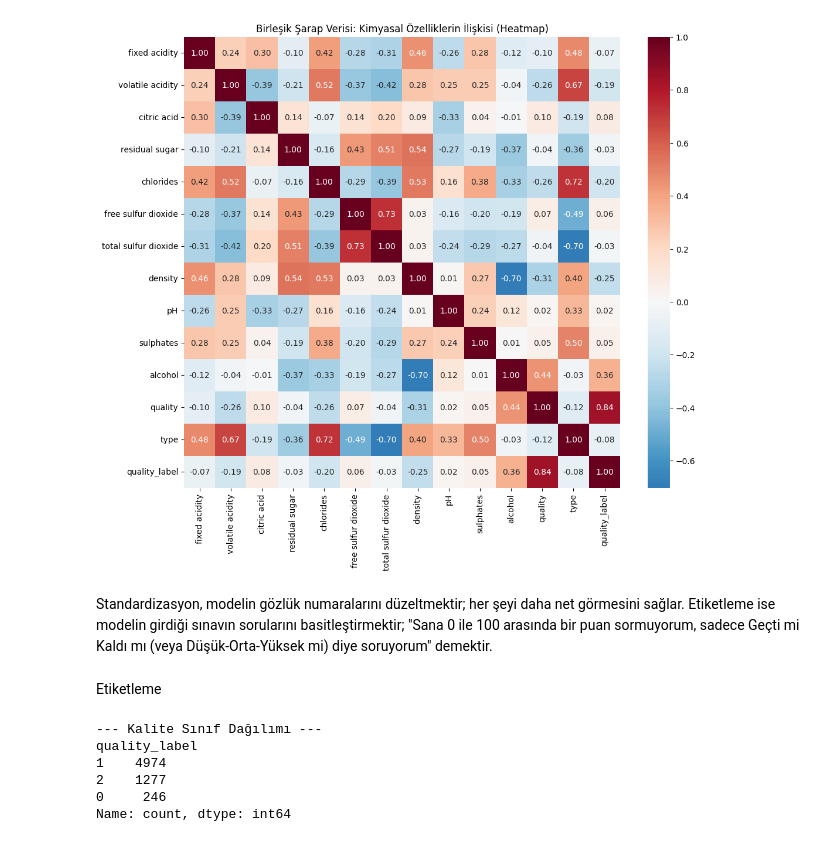
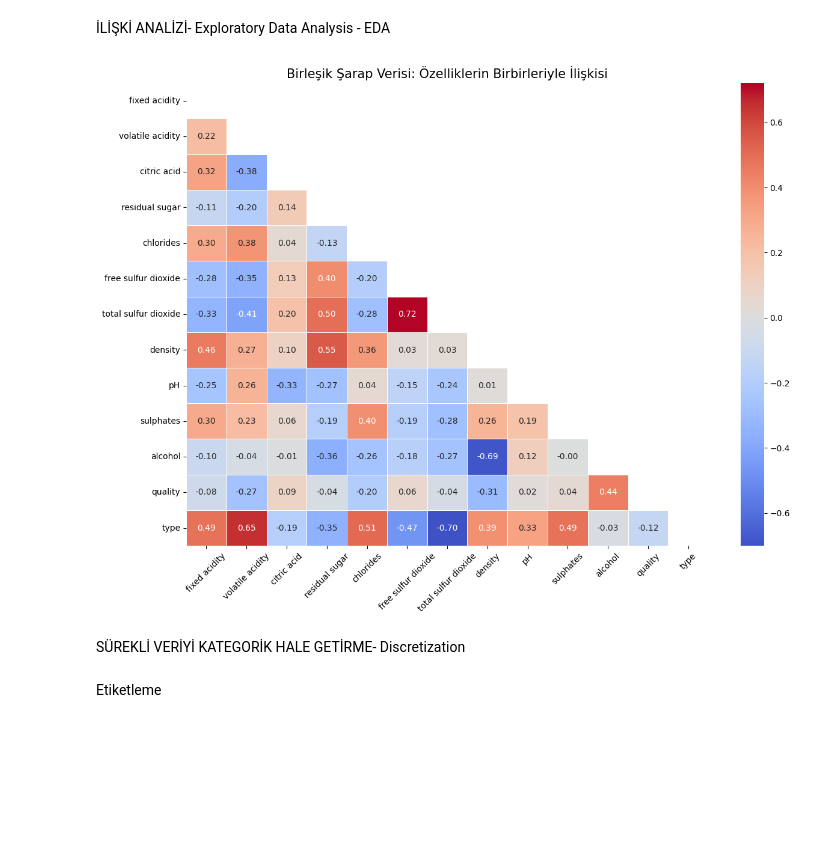
Before and after one commit to sudeozby/Wine-Quality-Classification, a Jupyter notebook: Wine_Quality_Analysis_Colab.ipynb, the cells around one changed output. Drawn from its saved outputs; the diff is of its cells as text; code cells hidden in the pictures; blank space fills up the shorter version.

```diff
--- a/Wine_Quality_Analysis_Colab.ipynb
+++ b/Wine_Quality_Analysis_Colab.ipynb
@@ -70,44 +58,33 @@ dtype: int64
-# %%
-# EDA (VERİ ANALİZ KISMI) - Birleşik Veri Seti İçin
-import seaborn as sns
-import matplotlib.pyplot as plt
-
-# 1. Korelasyon matrisini birleşik veri üzerinden hesapla
-# (Sadece sayısal sütunları alması için numeric_only=True eklemek güvenlidir)
-corr_matrix = df_birlesik.corr(numeric_only=True)
-
-# 2. Isı haritasını çizdir
-plt.figure(figsize=(12, 10))
-sns.heatmap(corr_matrix, annot=True, fmt=".2f", cmap='RdBu_r', center=0)
-plt.title("Birleşik Şarap Verisi: Kimyasal Özelliklerin İlişkisi (Heatmap)")
-plt.show()
-# %% [output]
-[figure, removed]
-# %% [markdown]
-Standardizasyon, modelin gözlük numaralarını düzeltmektir; her şeyi daha net görmesini sağlar.
-Etiketleme ise modelin girdiği sınavın sorularını basitleştirmektir; "Sana 0 ile 100 arasında bir puan sormuyorum, sadece Geçti mi Kaldı mı (veya Düşük-Orta-Yüksek mi) diye soruyorum" demektir.
+# %% [markdown]
+İLİŞKİ ANALİZİ-
+Exploratory Data Analysis - EDA
+# %%
+import seaborn as sns
+import matplotlib.pyplot as plt
+import numpy as np
+#Yani buradaki renklerin kirmiziya (+1) donmesi pozitif dogru oranti maviye(-1) donmesi negatif ters oranti gosterir.
+#Korelasyon matrisini
+corr_matrix = df_birlesik.corr(numeric_only=True)
+
+#ust ucgeni gizliyoruz zaten degerler simetrik seker-asite bakinca asit-sekerede bakmaya gerek yok.
+mask = np.triu(np.ones_like(corr_matrix, dtype=bool))
+
+#Isi haritasini cizmek icin ozellikler
+plt.figure(figsize=(14, 10))
+sns.heatmap(corr_matrix,
+            mask=mask,           # Üst kısmı gizle
+            annot=True,          # Değerleri kutuların içine yaz
+            fmt=".2f",           # Virgülden sonra 2 basamak
+            cmap='coolwarm',     # Mavi (negatif) - Kırmızı (pozitif) paleti
+            center=0,            # 0 değerini nötr (beyaz) yap
+            linewidths=0.5)      # Kutular arasına ince çizgi ekle
+
+plt.title("Birleşik Şarap Verisi: Özelliklerin Birbirleriyle İlişkisi", fontsize=15)
+plt.xticks(rotation=45) # Eksen yazılarını daha rahat okumak için döndürdük
+plt.show()
+# %% [output]
+[figure, added]
+# %% [markdown]
+SÜREKLİ VERİYİ KATEGORİK HALE GETİRME- Discretization
 # %% [markdown]
 Etiketleme
-# %%
-# Kalite puanlarını kategorize eden fonksiyon
-def kalite_grubu(puan):
-    if puan <= 4:
-        return 0 # Düşük Kalite
-    elif puan <= 6:
-        return 1 # Orta Kalite
-    else:
-        return 2 # Yüksek Kalite
-
-# Yeni hedef sütunumuzu oluşturalım
-df_birlesik['quality_label'] = df_birlesik['quality'].apply(kalite_grubu)
-
-# Kaç tane şarap hangi gruba düşmüş bakalım
-print("--- Kalite Sınıf Dağılımı ---")
-print(df_birlesik['quality_label'].value_counts())
-# %% [output]
---- Kalite Sınıf Dağılımı ---
-quality_label
-1    4974
-2    1277
-0     246
-Name: count, dtype: int64
```
Also changed, not shown: parts of 119 cells of this notebook.
